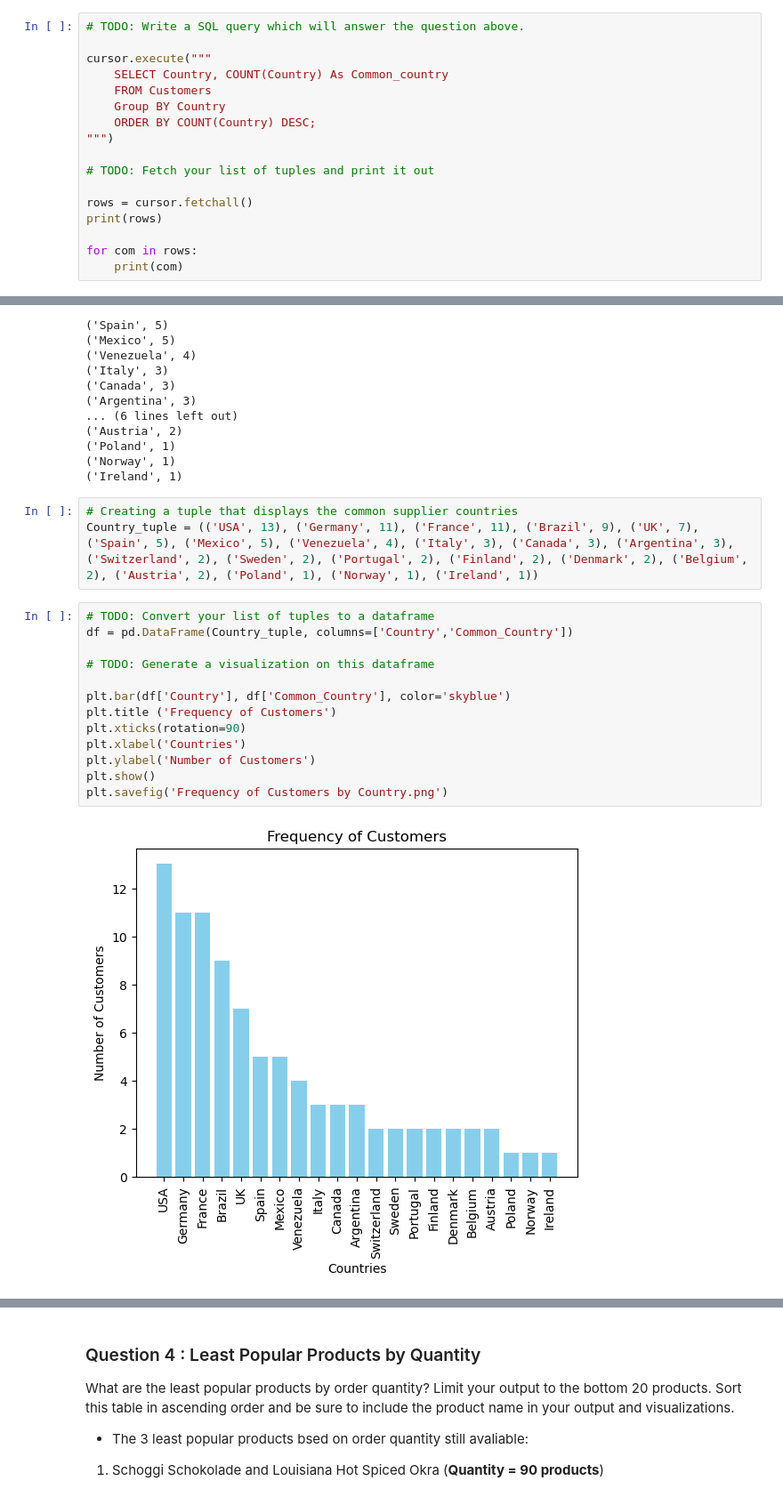
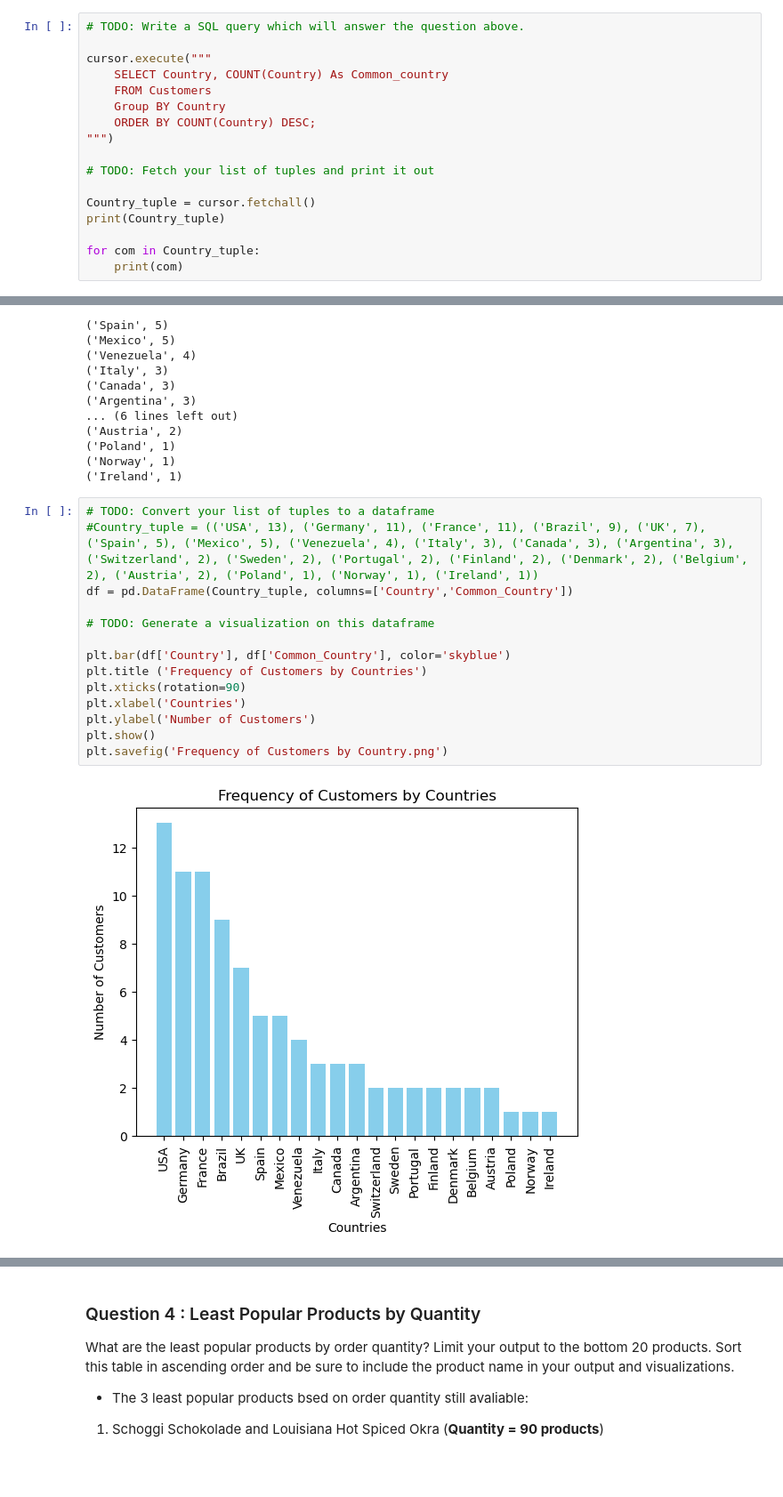
Before and after one commit to dwilliams170/Market_ADHOC_Report, a Jupyter notebook: adhoc_report.ipynb, the cells around one changed output, grey strips where cells are left out. Shown at 89% size. Saved outputs shown, nothing was run; the diff lists cells and outputs as text; blank space fills up the shorter version.

Commit message:
Updated images, adhoc report, project instructions and read.md file

```diff
--- a/adhoc_report.ipynb
+++ b/adhoc_report.ipynb
@@ -122,10 +120,10 @@ cursor.execute("""
 
 # TODO: Fetch your list of tuples and print it out
 
-rows = cursor.fetchall()
-print(rows)
+Country_tuple = cursor.fetchall()
+print(Country_tuple)
 
-for com in rows:
+for com in Country_tuple:
     print(com)
 # %% [output]
 [('USA', 13), ('Germany', 11), ('France', 11), ('Brazil', 9), ('UK', 7), ('Spain', 5), ('Mexico', 5), ('Venezuela', 4), ('Italy', 3), ('Canada', 3), ('Argentina', 3), ('Switzerland', 2), ('Sweden', 2) ...
@@ -145,21 +143,19 @@ for com in rows:
 ('Poland', 1)
 ('Norway', 1)
 ('Ireland', 1)
-# %%
-# Creating a tuple that displays the common supplier countries
-Country_tuple = (('USA', 13), ('Germany', 11), ('France', 11), ('Brazil', 9), ('UK', 7), ('Spain', 5), ('Mexico', 5), ('Venezuela', 4), ('Italy', 3), ('Canada', 3), ('Argentina', 3), ('Switzerland', 2), ('Sweden', 2), ('Portugal', 2), ('Finland', 2), ('Denmark', 2), ('Belgium', 2), ('Austria', 2), ('Poland', 1), ('Norway', 1), ('Ireland', 1))
 # %%
 # TODO: Convert your list of tuples to a dataframe
+#Country_tuple = (('USA', 13), ('Germany', 11), ('France', 11), ('Brazil', 9), ('UK', 7), ('Spain', 5), ('Mexico', 5), ('Venezuela', 4), ('Italy', 3), ('Canada', 3), ('Argentina', 3), ('Switzerland', 2), ('Sweden', 2), ('Portugal', 2), ('Finland', 2), ('Denmark', 2), ('Belgium', 2), ('Austria', 2), ('Poland', 1), ('Norway', 1), ('Ireland', 1))
 df = pd.DataFrame(Country_tuple, columns=['Country','Common_Country'])
 
 # TODO: Generate a visualization on this dataframe
 
 plt.bar(df['Country'], df['Common_Country'], color='skyblue')
-plt.title ('Frequency of Customers')
+plt.title ('Frequency of Customers by Countries')
 plt.xticks(rotation=90)
 plt.xlabel('Countries')
 plt.ylabel('Number of Customers')
 plt.show()
 plt.savefig('Frequency of Customers by Country.png')
 # %% [output]
-[figure, old version]
+[figure, new version]
```
Also changed, not shown: parts of 23 cells of this notebook, 12 other files.
